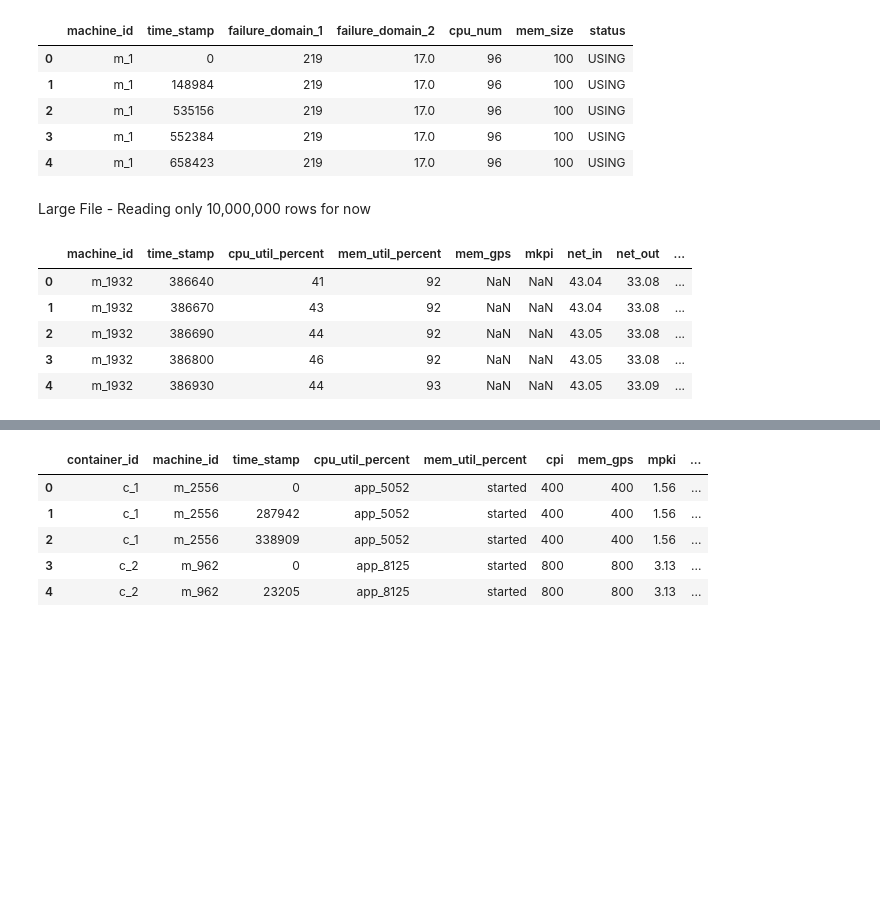
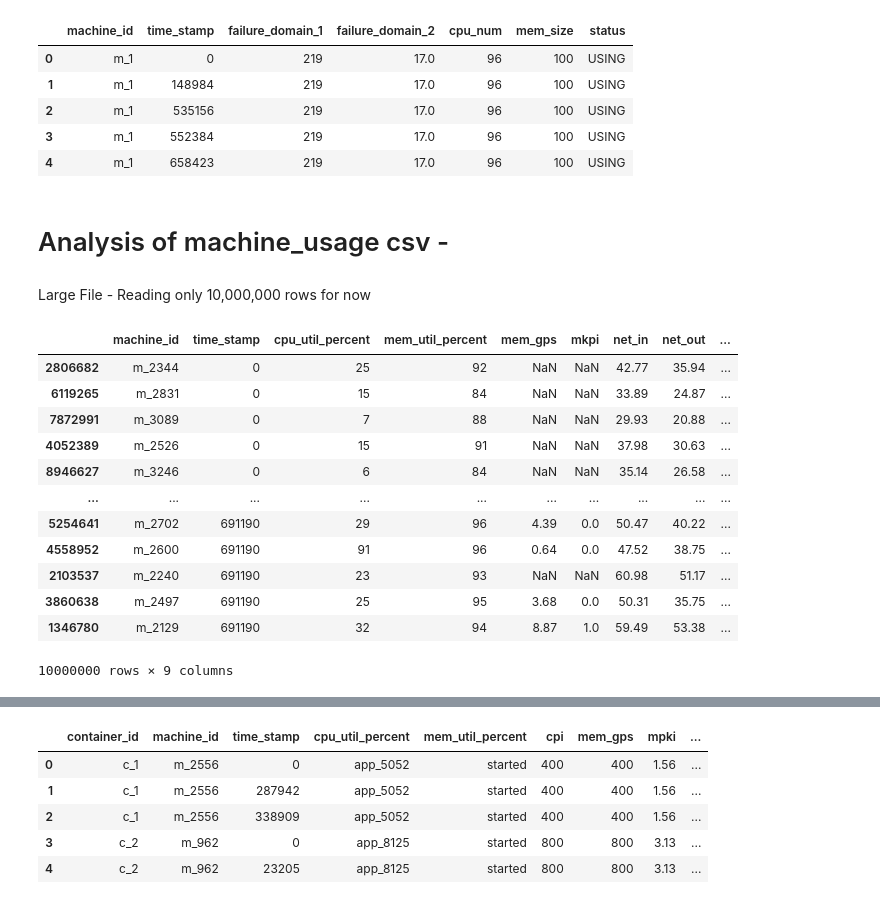
Before and after one commit to akshat-karwa/Cloud-Trace-Analysis, a Jupyter notebook: alibaba_analysis.ipynb, the cells around one changed output, grey strips where cells are left out. Saved outputs shown, nothing was run; the diff lists cells and outputs as text; code cells hidden in the pictures; blank space fills up the shorter version.

Commit message:
Alibaba Trace Data Analysis Code & Plots

```diff
--- a/alibaba_analysis.ipynb
+++ b/alibaba_analysis.ipynb
@@ -15,18 +17,30 @@ machine_meta.head()
 | 2 | m_1 | 535156 | 219 | 17.0 | 96 | 100 | USING |
 | 3 | m_1 | 552384 | 219 | 17.0 | 96 | 100 | USING |
 | 4 | m_1 | 658423 | 219 | 17.0 | 96 | 100 | USING |
+# %% [markdown]
+# Analysis of machine_usage csv -
 # %% [markdown]
 Large File - Reading only 10,000,000 rows for now
 # %%
+# Reading 10 Million rows
 machine_usage = pd.read_csv('data/machine_usage.csv', header=None, nrows=10000000,
                             names=['machine_id','time_stamp','cpu_util_percent',
                                    'mem_util_percent','mem_gps','mkpi','net_in',
                                    'net_out','disk_io_percent'])
-machine_usage.head()
+
+machine_usage = machine_usage.sort_values(by='time_stamp')
+machine_usage
 # %% [output]
 |  | machine_id | time_stamp | cpu_util_percent | mem_util_percent | mem_gps | mkpi | net_in | net_out | ... |
-| 0 | m_1932 | 386640 | 41 | 92 | NaN | NaN | 43.04 | 33.08 | ... |
-| 1 | m_1932 | 386670 | 43 | 92 | NaN | NaN | 43.04 | 33.08 | ... |
-| 2 | m_1932 | 386690 | 44 | 92 | NaN | NaN | 43.05 | 33.08 | ... |
-| 3 | m_1932 | 386800 | 46 | 92 | NaN | NaN | 43.05 | 33.08 | ... |
-| 4 | m_1932 | 386930 | 44 | 93 | NaN | NaN | 43.05 | 33.09 | ... |
+| 2806682 | m_2344 | 0 | 25 | 92 | NaN | NaN | 42.77 | 35.94 | ... |
+| 6119265 | m_2831 | 0 | 15 | 84 | NaN | NaN | 33.89 | 24.87 | ... |
+| 7872991 | m_3089 | 0 | 7 | 88 | NaN | NaN | 29.93 | 20.88 | ... |
+| 4052389 | m_2526 | 0 | 15 | 91 | NaN | NaN | 37.98 | 30.63 | ... |
+| 8946627 | m_3246 | 0 | 6 | 84 | NaN | NaN | 35.14 | 26.58 | ... |
+| ... | ... | ... | ... | ... | ... | ... | ... | ... | ... |
+| 5254641 | m_2702 | 691190 | 29 | 96 | 4.39 | 0.0 | 50.47 | 40.22 | ... |
+| 4558952 | m_2600 | 691190 | 91 | 96 | 0.64 | 0.0 | 47.52 | 38.75 | ... |
+| 2103537 | m_2240 | 691190 | 23 | 93 | NaN | NaN | 60.98 | 51.17 | ... |
+| 3860638 | m_2497 | 691190 | 25 | 95 | 3.68 | 0.0 | 50.31 | 35.75 | ... |
+| 1346780 | m_2129 | 691190 | 32 | 94 | 8.87 | 1.0 | 59.49 | 53.38 | ... |
+10000000 rows × 9 columns
```
Also changed, not shown: parts of 15 cells of this notebook, 5 other files.
